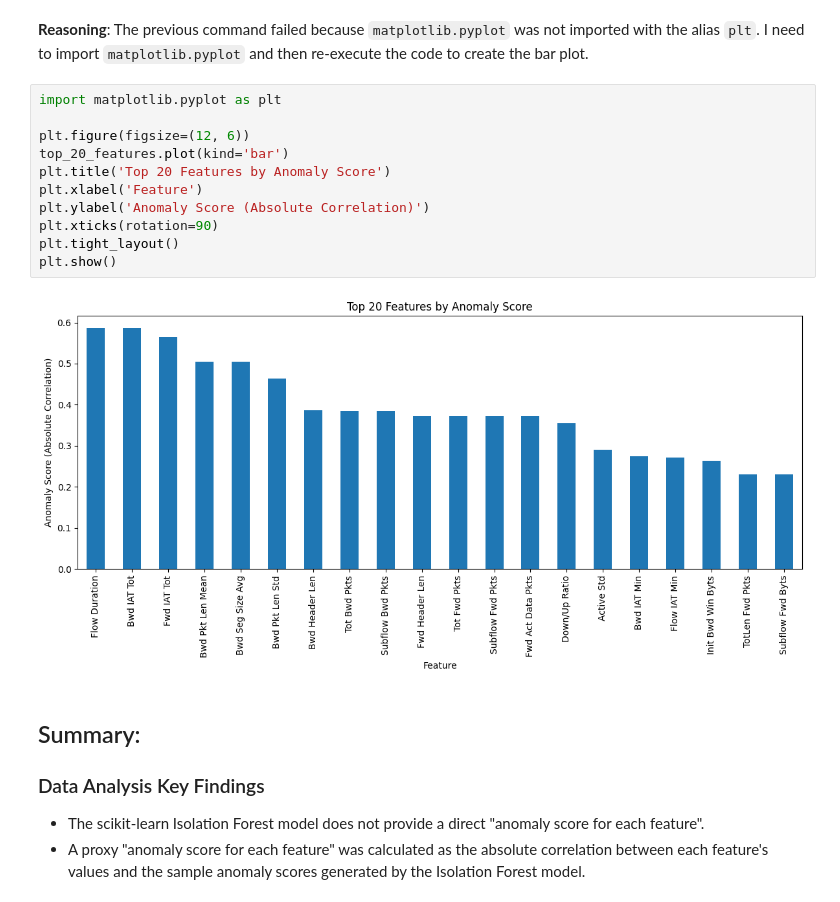
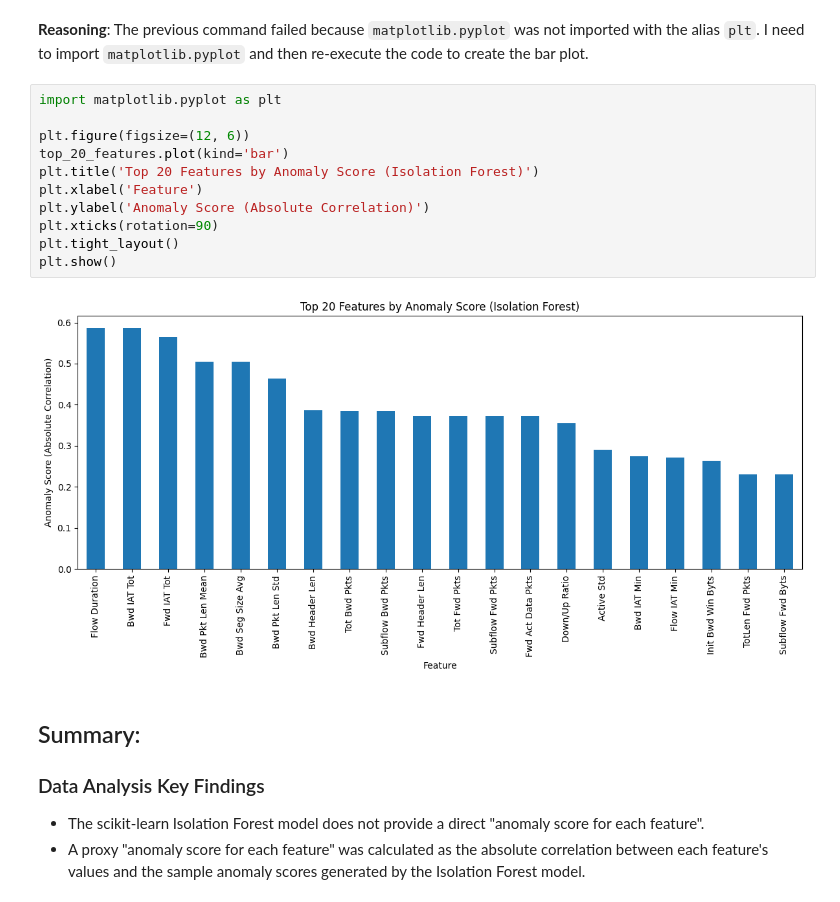
Before and after one commit to Siong23/ros-security, a Jupyter notebook: dataset/processed/normal2.ipynb, the cells around one changed output. Saved outputs shown, nothing was run; the diff lists cells and outputs as text.

```diff
--- a/dataset/processed/normal2.ipynb
+++ b/dataset/processed/normal2.ipynb
@@ -619,16 +619,16 @@ The previous command failed because `matplotlib.pyplot` was not imported with th
 # %%
 import matplotlib.pyplot as plt
 
 plt.figure(figsize=(12, 6))
 top_20_features.plot(kind='bar')
-plt.title('Top 20 Features by Anomaly Score')
+plt.title('Top 20 Features by Anomaly Score (Isolation Forest)')
 plt.xlabel('Feature')
 plt.ylabel('Anomaly Score (Absolute Correlation)')
 plt.xticks(rotation=90)
 plt.tight_layout()
 plt.show()
 # %% [output]
-[figure, old version]
+[figure, new version]
 # %% [markdown]
 ## Summary:
 
```
